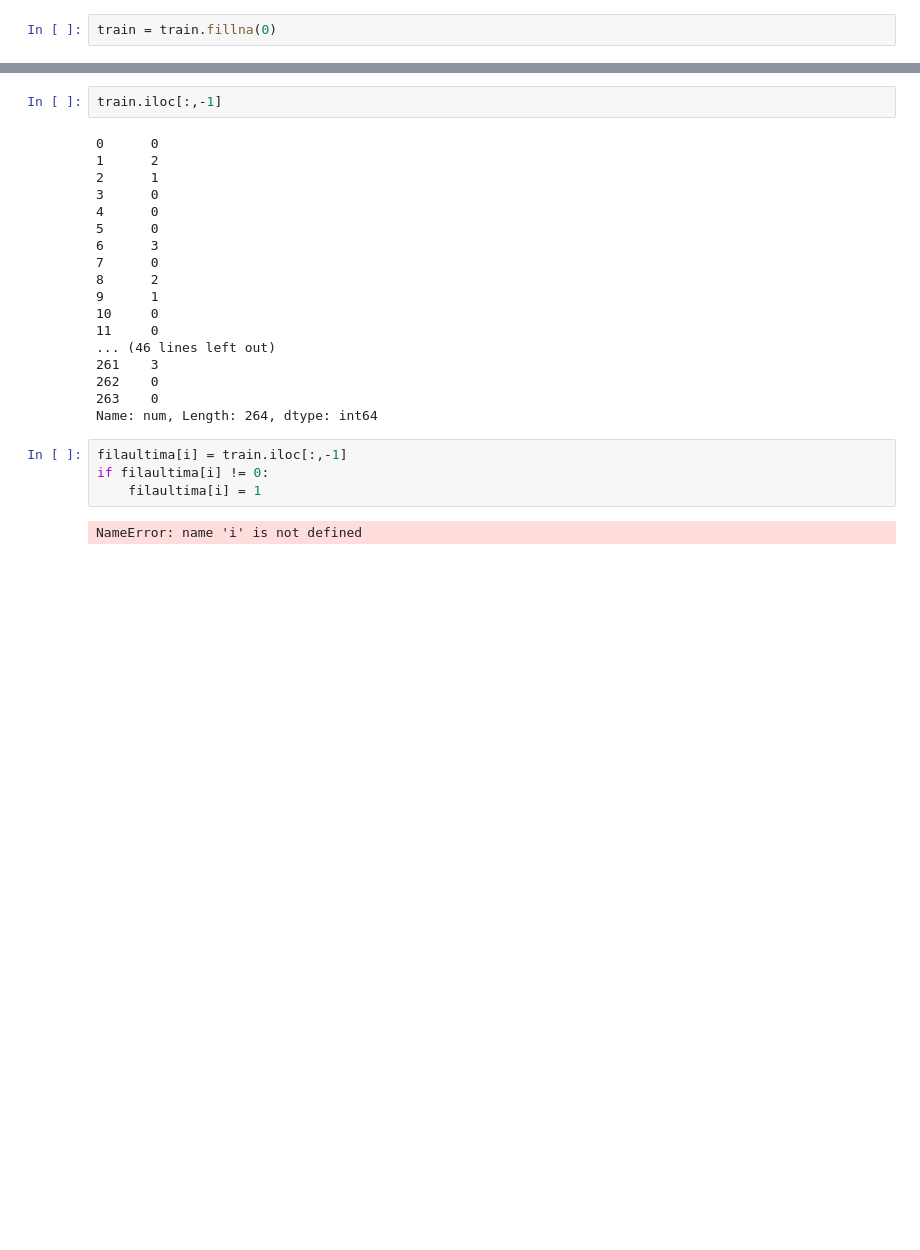
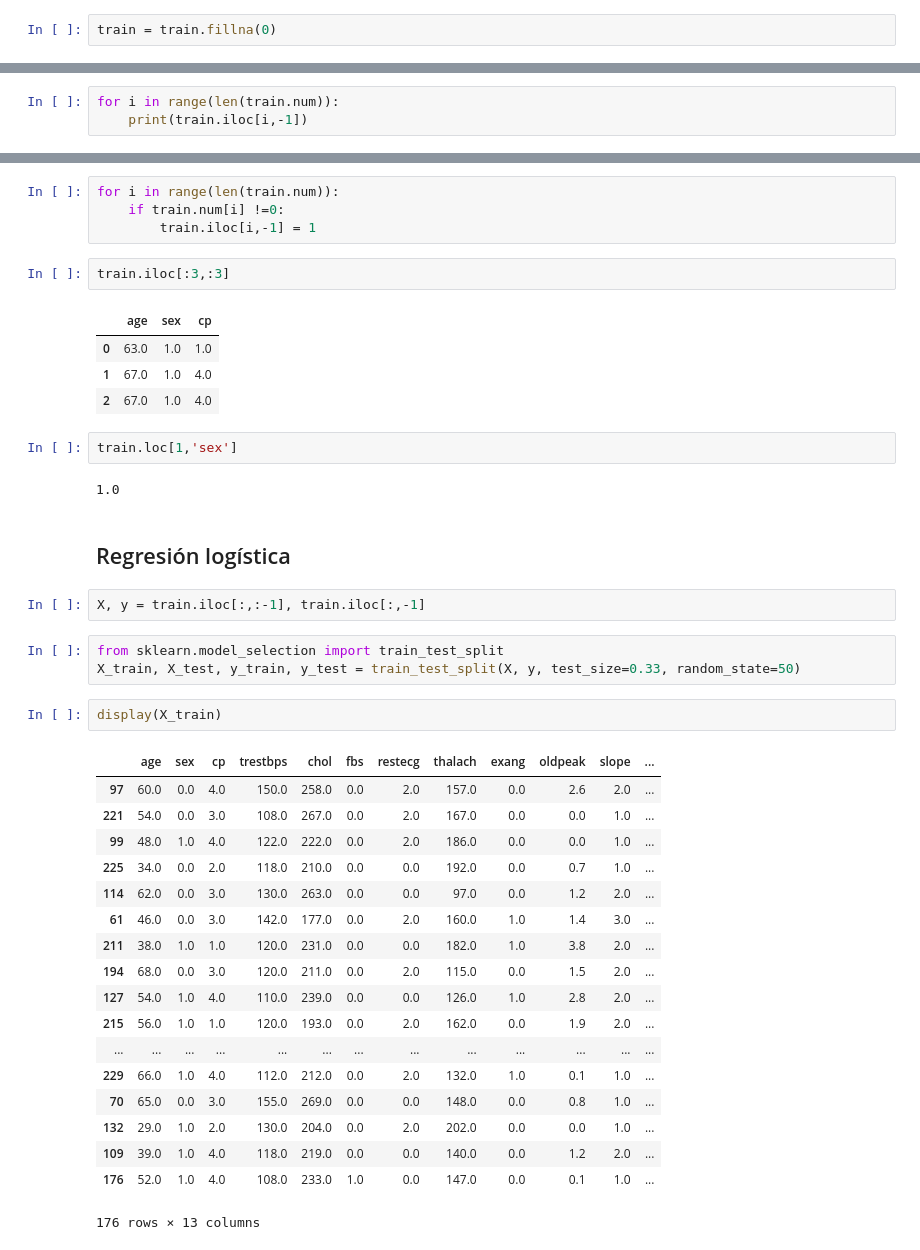
Before and after one commit to datalabusal2018/MachineLearningTest, a Jupyter notebook: zaira.ipynb, the cells around one changed output, grey strips where cells are left out. Drawn from its saved outputs; the diff is of its cells as text; blank space fills up the shorter version.

```diff
--- a/zaira.ipynb
+++ b/zaira.ipynb
@@ -28,0 +40,3 @@ train = train.fillna(0)
+# %%
+for i in range(len(train.num)):
+    print(train.iloc[i,-1])
@@ -29,26 +76,43 @@ train = train.fillna(0)
+# %%
+for i in range(len(train.num)):
+    if train.num[i] !=0:
+        train.iloc[i,-1] = 1
 # %%
-train.iloc[:,-1]
+train.iloc[:3,:3]
 # %% [output]
-0      0
-1      2
-2      1
-3      0
-4      0
-5      0
-6      3
-7      0
-8      2
-9      1
-10     0
-11     0
-... (46 lines left out)
-261    3
-262    0
-263    0
-Name: num, Length: 264, dtype: int64
+|  | age | sex | cp |
+| 0 | 63.0 | 1.0 | 1.0 |
+| 1 | 67.0 | 1.0 | 4.0 |
+| 2 | 67.0 | 1.0 | 4.0 |
-# %%
-filaultima[i] = train.iloc[:,-1]
-if filaultima[i] != 0:
-    filaultima[i] = 1
-# %% [output]
-NameError: name 'i' is not defined
+# %%
+train.loc[1,'sex']
+# %% [output]
+1.0
+# %% [markdown]
+## Regresión logística
+# %%
+X, y = train.iloc[:,:-1], train.iloc[:,-1]
+# %%
+from sklearn.model_selection import train_test_split
+X_train, X_test, y_train, y_test = train_test_split(X, y, test_size=0.33, random_state=50)
+# %%
+display(X_train)
+# %% [output]
+|  | age | sex | cp | trestbps | chol | fbs | restecg | thalach | exang | oldpeak | slope | ... |
+| 97 | 60.0 | 0.0 | 4.0 | 150.0 | 258.0 | 0.0 | 2.0 | 157.0 | 0.0 | 2.6 | 2.0 | ... |
+| 221 | 54.0 | 0.0 | 3.0 | 108.0 | 267.0 | 0.0 | 2.0 | 167.0 | 0.0 | 0.0 | 1.0 | ... |
+| 99 | 48.0 | 1.0 | 4.0 | 122.0 | 222.0 | 0.0 | 2.0 | 186.0 | 0.0 | 0.0 | 1.0 | ... |
+| 225 | 34.0 | 0.0 | 2.0 | 118.0 | 210.0 | 0.0 | 0.0 | 192.0 | 0.0 | 0.7 | 1.0 | ... |
+| 114 | 62.0 | 0.0 | 3.0 | 130.0 | 263.0 | 0.0 | 0.0 | 97.0 | 0.0 | 1.2 | 2.0 | ... |
+| 61 | 46.0 | 0.0 | 3.0 | 142.0 | 177.0 | 0.0 | 2.0 | 160.0 | 1.0 | 1.4 | 3.0 | ... |
+| 211 | 38.0 | 1.0 | 1.0 | 120.0 | 231.0 | 0.0 | 0.0 | 182.0 | 1.0 | 3.8 | 2.0 | ... |
+| 194 | 68.0 | 0.0 | 3.0 | 120.0 | 211.0 | 0.0 | 2.0 | 115.0 | 0.0 | 1.5 | 2.0 | ... |
+| 127 | 54.0 | 1.0 | 4.0 | 110.0 | 239.0 | 0.0 | 0.0 | 126.0 | 1.0 | 2.8 | 2.0 | ... |
+| 215 | 56.0 | 1.0 | 1.0 | 120.0 | 193.0 | 0.0 | 2.0 | 162.0 | 0.0 | 1.9 | 2.0 | ... |
+| ... | ... | ... | ... | ... | ... | ... | ... | ... | ... | ... | ... | ... |
+| 229 | 66.0 | 1.0 | 4.0 | 112.0 | 212.0 | 0.0 | 2.0 | 132.0 | 1.0 | 0.1 | 1.0 | ... |
+| 70 | 65.0 | 0.0 | 3.0 | 155.0 | 269.0 | 0.0 | 0.0 | 148.0 | 0.0 | 0.8 | 1.0 | ... |
+| 132 | 29.0 | 1.0 | 2.0 | 130.0 | 204.0 | 0.0 | 2.0 | 202.0 | 0.0 | 0.0 | 1.0 | ... |
+| 109 | 39.0 | 1.0 | 4.0 | 118.0 | 219.0 | 0.0 | 0.0 | 140.0 | 0.0 | 1.2 | 2.0 | ... |
+| 176 | 52.0 | 1.0 | 4.0 | 108.0 | 233.0 | 1.0 | 0.0 | 147.0 | 0.0 | 0.1 | 1.0 | ... |
+176 rows × 13 columns
```
Also changed, not shown: parts of 13 cells of this notebook.
